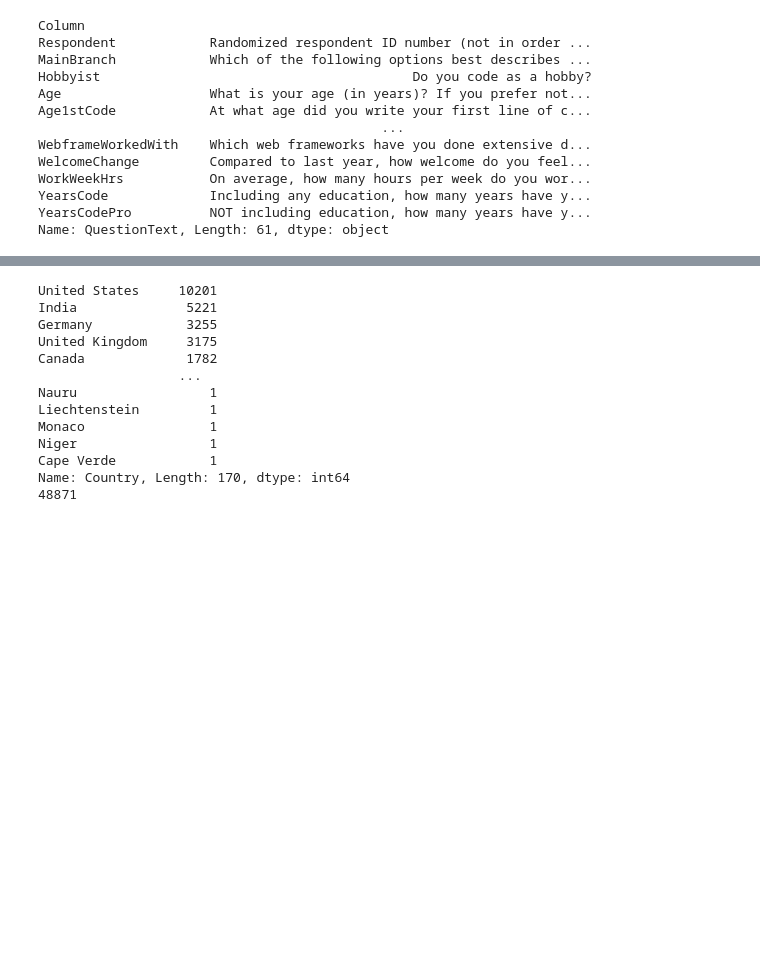
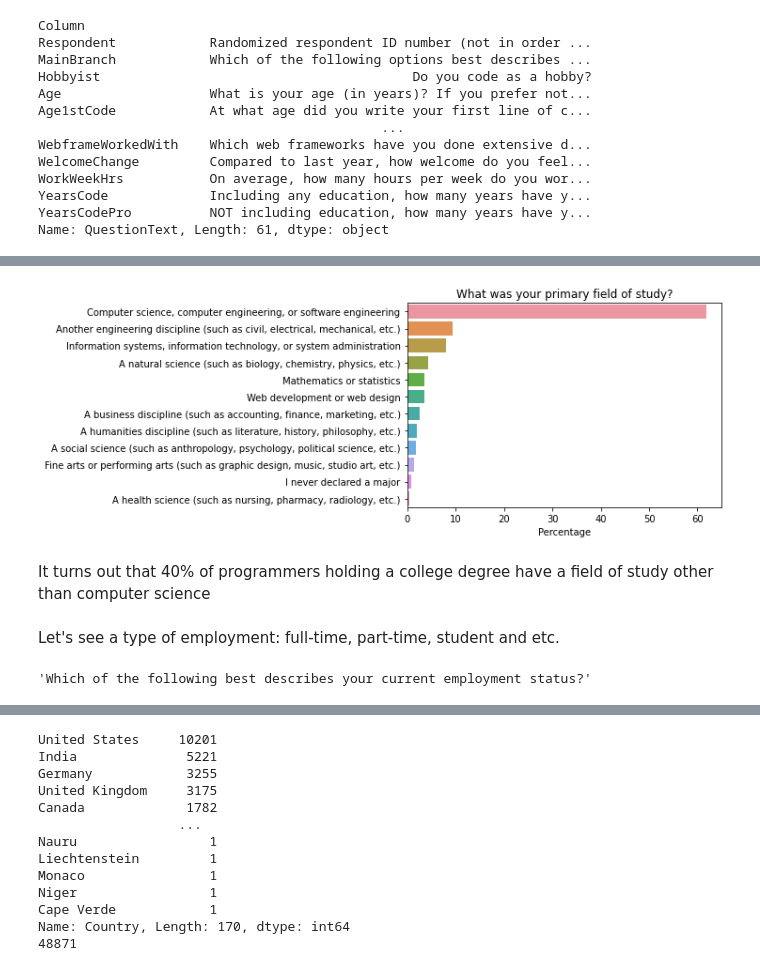
Before and after one commit to YehorSavchenko/Introduction-to-Data-Science, a Jupyter notebook: Cwiczenia1/Assignment_Optional_1_solution_YehorSavchenko.ipynb, the cells around one changed output, grey strips where cells are left out. Saved outputs shown, nothing was run; the diff lists cells and outputs as text; code cells hidden in the pictures; blank space fills up the shorter version.

```diff
--- a/Cwiczenia1/Assignment_Optional_1_solution_YehorSavchenko.ipynb
+++ b/Cwiczenia1/Assignment_Optional_1_solution_YehorSavchenko.ipynb
@@ -84,0 +186,17 @@ schema_raw['Trans']
+# %%
+undergrad_percent = survey_df['UndergradMajor'].value_counts() * 100 / survey_df['UndergradMajor'].count()
+
+sns.barplot(x=undergrad_percent, y=undergrad_percent.index)
+plt.title(schema_raw['UndergradMajor'])
+plt.xlabel('Percentage');
+plt.show()
+# %% [output]
+[figure, added]
+# %% [markdown]
+It turns out that 40% of programmers holding a college degree have a field of study other than computer science
+# %% [markdown]
+Let's see a type of employment: full-time, part-time, student and etc.
+# %%
+schema_raw['Employment']
+# %% [output]
+'Which of the following best describes your current employment status?'
```
Also changed, not shown: parts of 49 cells of this notebook.
